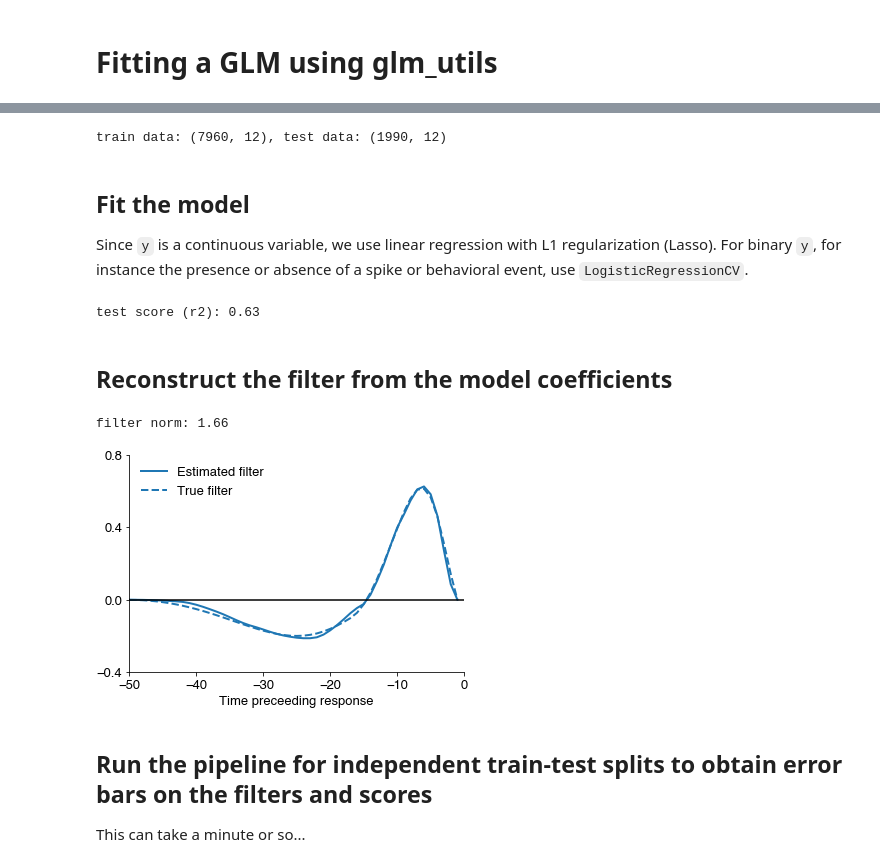
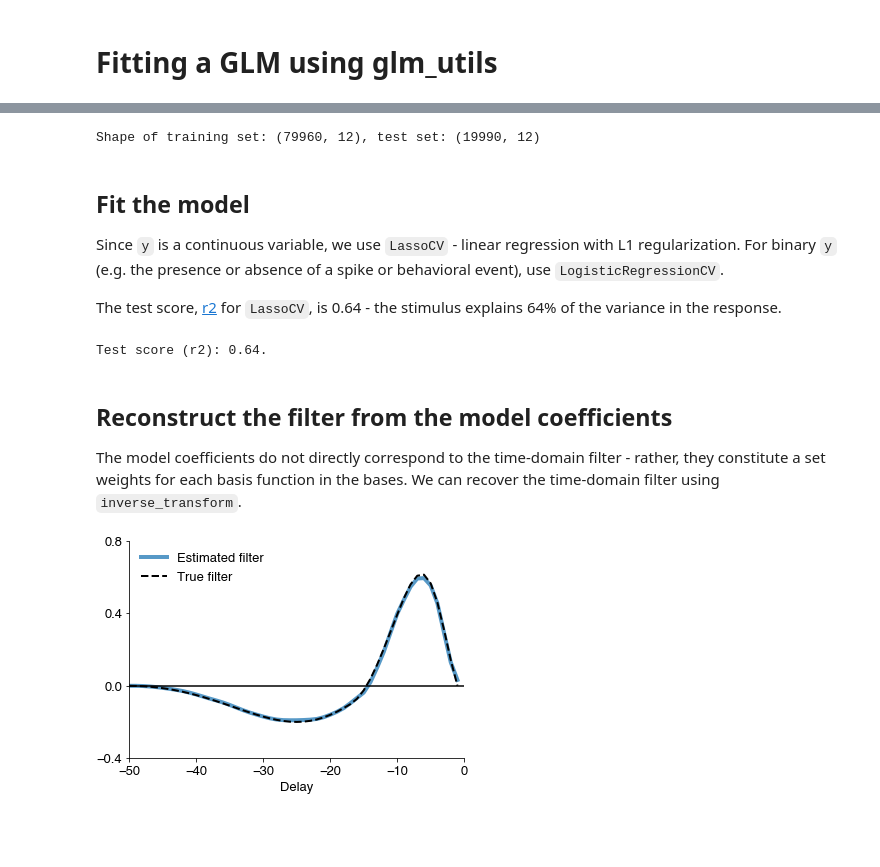
Before and after one commit to janclemenslab/glm_utils, a Jupyter notebook: demo/basics.ipynb, the cells around one changed output, grey strips where cells are left out. Cells and saved outputs as stored; diff of their text form; code cells hidden in the pictures; blank space fills up the shorter version.

```diff
--- a/demo/basics.ipynb
+++ b/demo/basics.ipynb
@@ -22,7 +21,7 @@ The response `y` is produced by filtering each of the four stimulus features in
 # %%
-x, y, filters = get_data(npoints = 10_000)
+x, y, filters = get_data(npoints = 100_000)
 
-npoints, ninputs = x.shape
+nb_points, nb_stim = x.shape
 filter_duration = filters.shape[0]
 T = np.arange(-filter_duration, 0)
 
@@ -30,20 +29,19 @@ print(f"x: {x.shape}, y: {y.shape}, filters {filters.shape}")
 plt.figure(figsize=[15,4])
 plt.subplot(121)
 plt.plot(T, filters)
-plt.title('filters')
-plt.xlabel('time preceeding the response')
-plt.legend([f'filter for feature {f}' for f in range(1,5)])
+plt.title('Filters')
+plt.xlabel('Delay')
+plt.legend([f'Filter for stimulus {f}' for f in range(1,5)])
 
 plt.subplot(222)
 plt.plot(x[:1000])
-plt.title('stimuli (x)')
-plt.legend([f'feature {f}' for f in range(1,5)])
+plt.title('Stimuli (x)')
 plt.xticks(())
 
 plt.subplot(224)
 plt.plot(y[:1000], c='k')
-plt.title('response (y)')
-plt.xlabel('time')
+plt.title('Response (y)')
+plt.xlabel('Time')
 plt.subplots_adjust(hspace=0.4)
 plt.show()
 # %% [output]
@@ -78,18 +95,20 @@ Check `glm_utils.bases` and [wiki] for description of all bases - raised_cosine
 # %%
-# define bases
-window_size = 50
-B = glm_utils.bases.raised_cosine(0, 12, [0, 36], 16, window_size)
+# construct the basis functions
+B = glm_utils.bases.raised_cosine(0, 12, [0, 36], 16, nb_delays)
+
+# intialize basis_projection object
 basis_projection = glm_utils.preprocessing.BasisProjection(B)
 _, nbases = B.shape
-T = np.arange(-window_size, 0)
+T = np.arange(-nb_delays, 0)
 
 plt.figure(figsize=(5,3))
 plt.plot(T, B)
 plt.title('Raised cosine bases')
-plt.xlabel('delay')
+plt.xlabel('Delay')
 plt.show()
 
-X_b = basis_projection.transform(X_m)
-print(f"after embedding and basis projection: X {X_b.shape},  y {y_m.shape}")
+print(f"Before basis projection: X {X.shape},  y {y_m.shape}.")
+X_b = basis_projection.transform(X)
+print(f"After basis projection: X {X_b.shape},  y {y_m.shape}.")
 # %% [output]
 [figure]
@@ -102,34 +120,32 @@ This is also required to test multiple models with the same data points.
 # %%
 X_train, X_test, y_train, y_test = sklearn.model_selection.train_test_split(X_b, y_m, test_size=0.2)
-print(f"train data: {X_train.shape}, test data: {X_test.shape}")
+print(f"Shape of training set: {X_train.shape}, test set: {X_test.shape}")
 # %% [output]
-train data: (7960, 12), test data: (1990, 12)
+Shape of training set: (79960, 12), test set: (19990, 12)
 # %% [markdown]
 ## Fit the model
-Since `y` is a continuous variable, we use linear regression with L1 regularization (Lasso). For binary `y`, for instance the presence or absence of a spike or behavioral event, use `LogisticRegressionCV`.
+Since `y` is a continuous variable, we use `LassoCV` - linear regression with L1 regularization. For binary `y` (e.g. the presence or absence of a spike or behavioral event), use `LogisticRegressionCV`.
+
+The test score, [r2](https://en.wikipedia.org/wiki/Coefficient_of_determination) for `LassoCV`, is 0.64 - the stimulus explains 64% of the variance in the response.
 # %%
 lr = sklearn.linear_model.LassoCV(max_iter=10_000)
 lr.fit(X_train, y_train)
-print(f'test score (r2): {lr.score(X_test, y_test):1.2f}')
+print(f"Test score (r2): {lr.score(X_test, y_test):1.2f}.")
 # %% [output]
-test score (r2): 0.63
+Test score (r2): 0.64.
-# %% [markdown]
-## Reconstruct the filter from the model coefficients
+# %% [markdown]
+## Reconstruct the filter from the model coefficients
+The model coefficients do not directly correspond to the time-domain filter - rather, they constitute a set weights for each basis function in the bases. We can recover the time-domain filter using `inverse_transform`.
 # %%
-basis_weights = lr.coef_
-filter_shape = basis_projection.inverse_transform(basis_weights)
-print(f'filter norm: {np.linalg.norm(filter_shape):1.2f}')
-plt.plot(T, filter_shape.T, linewidth=2, markersize=10, label='Estimated filter')
+filter_shape = basis_projection.inverse_transform(lr.coef_)
+
+plt.plot(T, filter_shape.T, linewidth=4, alpha=0.75, label='Estimated filter')
 plt.gca().set_prop_cycle(None)
-plt.plot(T, filters[:, feature], '--', linewidth=2, label='True filter')
+plt.plot(T, filters[:, stimulus], '--k', linewidth=2, label='True filter')
 plt.axhline(c='k')
-plt.xlabel('Time preceeding response')
+plt.xlabel('Delay')
 plt.yticks(np.arange(-0.4, 1.0, 0.4))
 plt.legend()
 plt.show()
 # %% [output]
-filter norm: 1.66
-[figure, old version]
+[figure, new version]
-# %% [markdown]
-## Run the pipeline for independent train-test splits to obtain error bars on the filters and scores
-This can take a minute or so...
```
Also changed, not shown: parts of 18 cells of this notebook.
